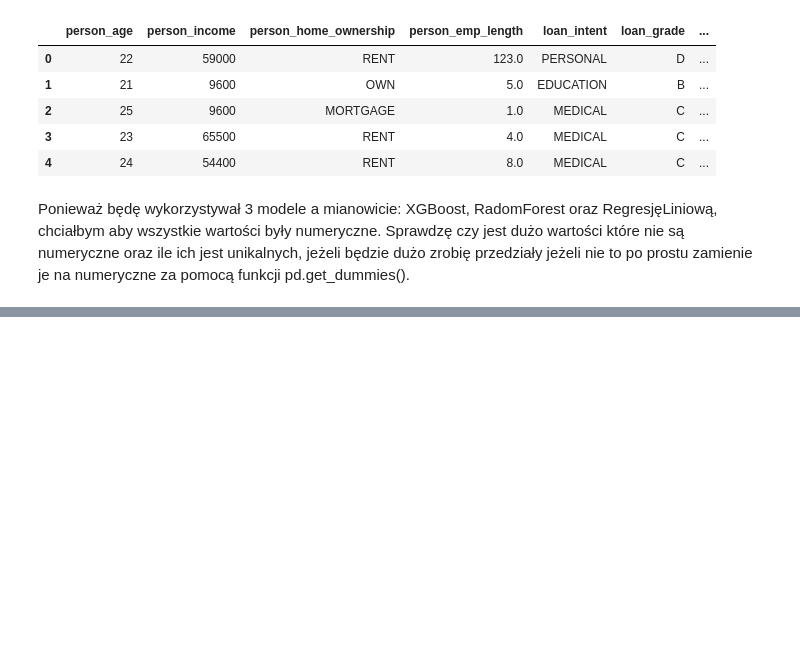
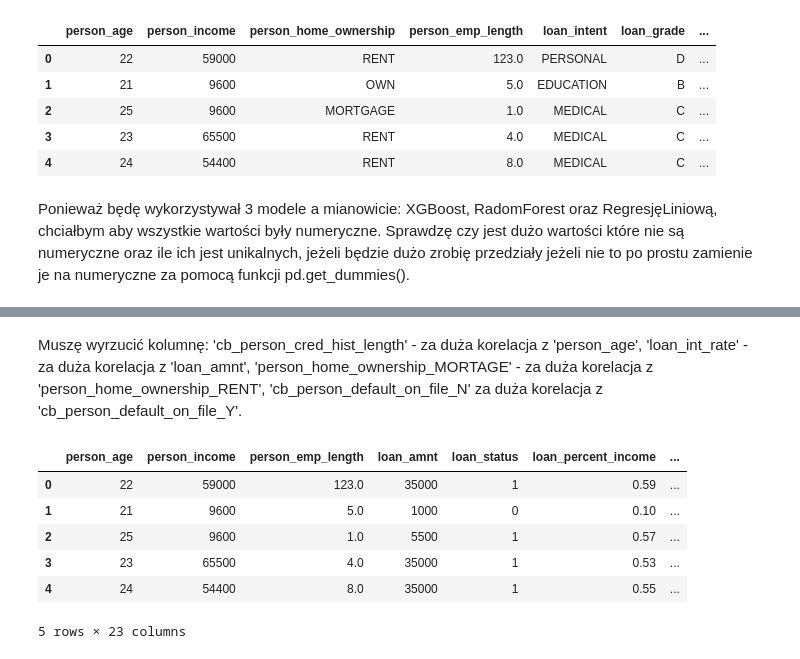
Before and after one commit to WiktorMatla/Przygotowanie_do_rozmowy_rekrutacyjnej, a Jupyter notebook: Przygotowanie_do_rozmowy.ipynb, the cells around one changed output, grey strips where cells are left out. Drawn from its saved outputs; the diff is of its cells as text; code cells hidden in the pictures; blank space fills up the shorter version.

```diff
--- a/Przygotowanie_do_rozmowy.ipynb
+++ b/Przygotowanie_do_rozmowy.ipynb
@@ -77,0 +111,13 @@ Ponieważ będę wykorzystywał 3 modele a mianowicie: XGBoost, RadomForest oraz
+# %% [markdown]
+Muszę wyrzucić kolumnę: 'cb_person_cred_hist_length' - za duża korelacja z 'person_age', 'loan_int_rate' - za duża korelacja z 'loan_amnt', 'person_home_ownership_MORTAGE' - za duża korelacja z 'person_home_ownership_RENT', 'cb_person_default_on_file_N' za duża korelacja z 'cb_person_default_on_file_Y'.
+# %%
+df_num = df_num.drop(columns=['cb_person_cred_hist_length','loan_int_rate','person_home_ownership_MORTGAGE','cb_person_default_on_file_N'], axis=1)
+df_num.head()
+# %% [output]
+|  | person_age | person_income | person_emp_length | loan_amnt | loan_status | loan_percent_income | ... |
+| 0 | 22 | 59000 | 123.0 | 35000 | 1 | 0.59 | ... |
+| 1 | 21 | 9600 | 5.0 | 1000 | 0 | 0.10 | ... |
+| 2 | 25 | 9600 | 1.0 | 5500 | 1 | 0.57 | ... |
+| 3 | 23 | 65500 | 4.0 | 35000 | 1 | 0.53 | ... |
+| 4 | 24 | 54400 | 8.0 | 35000 | 1 | 0.55 | ... |
+5 rows × 23 columns
```
Also changed, not shown: parts of 8 cells of this notebook.
